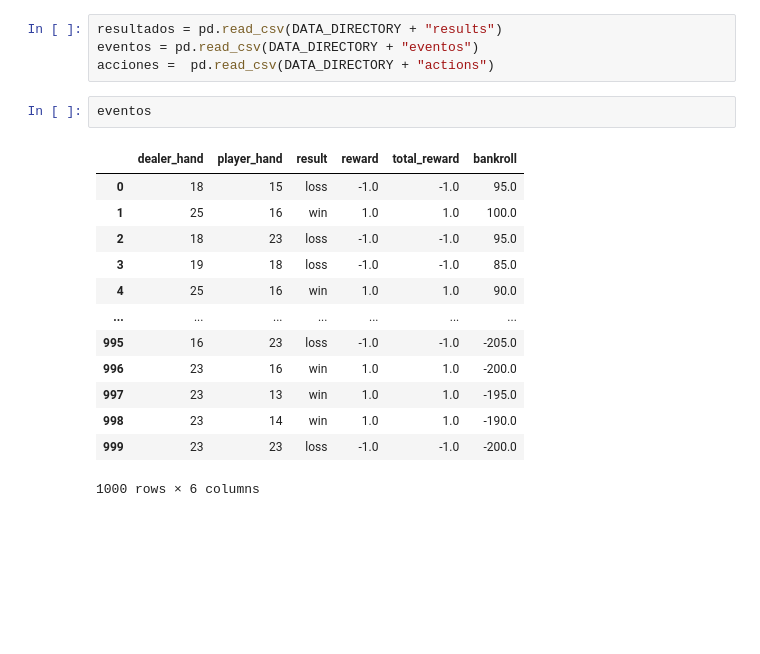
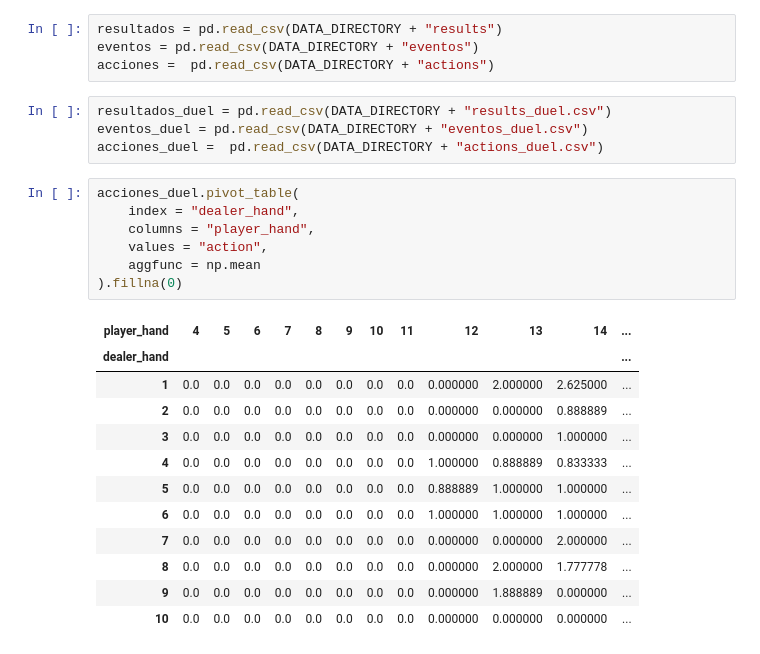
Before and after one commit to ediaznav/dl_dqlearning_blackjack, a Jupyter notebook: results.ipynb, the cells around one changed output. Drawn from its saved outputs; the diff is of its cells as text; blank space fills up the shorter version.

```diff
--- a/results.ipynb
+++ b/results.ipynb
@@ -9,19 +11,27 @@ DATA_DIRECTORY = "./data/results/"
 resultados = pd.read_csv(DATA_DIRECTORY + "results")
 eventos = pd.read_csv(DATA_DIRECTORY + "eventos")
 acciones =  pd.read_csv(DATA_DIRECTORY + "actions")
+# %%
+resultados_duel = pd.read_csv(DATA_DIRECTORY + "results_duel.csv")
+eventos_duel = pd.read_csv(DATA_DIRECTORY + "eventos_duel.csv")
+acciones_duel =  pd.read_csv(DATA_DIRECTORY + "actions_duel.csv")
 # %%
-eventos
+acciones_duel.pivot_table(
+    index = "dealer_hand",
+    columns = "player_hand",
+    values = "action",
+    aggfunc = np.mean
+).fillna(0)
 # %% [output]
-|  | dealer_hand | player_hand | result | reward | total_reward | bankroll |
-| 0 | 18 | 15 | loss | -1.0 | -1.0 | 95.0 |
-| 1 | 25 | 16 | win | 1.0 | 1.0 | 100.0 |
-| 2 | 18 | 23 | loss | -1.0 | -1.0 | 95.0 |
-| 3 | 19 | 18 | loss | -1.0 | -1.0 | 85.0 |
-| 4 | 25 | 16 | win | 1.0 | 1.0 | 90.0 |
-| ... | ... | ... | ... | ... | ... | ... |
-| 995 | 16 | 23 | loss | -1.0 | -1.0 | -205.0 |
-| 996 | 23 | 16 | win | 1.0 | 1.0 | -200.0 |
-| 997 | 23 | 13 | win | 1.0 | 1.0 | -195.0 |
-| 998 | 23 | 14 | win | 1.0 | 1.0 | -190.0 |
-| 999 | 23 | 23 | loss | -1.0 | -1.0 | -200.0 |
+| player_hand | 4 | 5 | 6 | 7 | 8 | 9 | 10 | 11 | 12 | 13 | 14 | ... |
+| dealer_hand |  |  |  |  |  |  |  |  |  |  |  | ... |
+| 1 | 0.0 | 0.0 | 0.0 | 0.0 | 0.0 | 0.0 | 0.0 | 0.0 | 0.000000 | 2.000000 | 2.625000 | ... |
+| 2 | 0.0 | 0.0 | 0.0 | 0.0 | 0.0 | 0.0 | 0.0 | 0.0 | 0.000000 | 0.000000 | 0.888889 | ... |
+| 3 | 0.0 | 0.0 | 0.0 | 0.0 | 0.0 | 0.0 | 0.0 | 0.0 | 0.000000 | 0.000000 | 1.000000 | ... |
+| 4 | 0.0 | 0.0 | 0.0 | 0.0 | 0.0 | 0.0 | 0.0 | 0.0 | 1.000000 | 0.888889 | 0.833333 | ... |
+| 5 | 0.0 | 0.0 | 0.0 | 0.0 | 0.0 | 0.0 | 0.0 | 0.0 | 0.888889 | 1.000000 | 1.000000 | ... |
+| 6 | 0.0 | 0.0 | 0.0 | 0.0 | 0.0 | 0.0 | 0.0 | 0.0 | 1.000000 | 1.000000 | 1.000000 | ... |
+| 7 | 0.0 | 0.0 | 0.0 | 0.0 | 0.0 | 0.0 | 0.0 | 0.0 | 0.000000 | 0.000000 | 2.000000 | ... |
+| 8 | 0.0 | 0.0 | 0.0 | 0.0 | 0.0 | 0.0 | 0.0 | 0.0 | 0.000000 | 2.000000 | 1.777778 | ... |
+| 9 | 0.0 | 0.0 | 0.0 | 0.0 | 0.0 | 0.0 | 0.0 | 0.0 | 0.000000 | 1.888889 | 0.000000 | ... |
+| 10 | 0.0 | 0.0 | 0.0 | 0.0 | 0.0 | 0.0 | 0.0 | 0.0 | 0.000000 | 0.000000 | 0.000000 | ... |
-1000 rows × 6 columns
```
Also changed, not shown: parts of 6 cells of this notebook, 3 other files.
